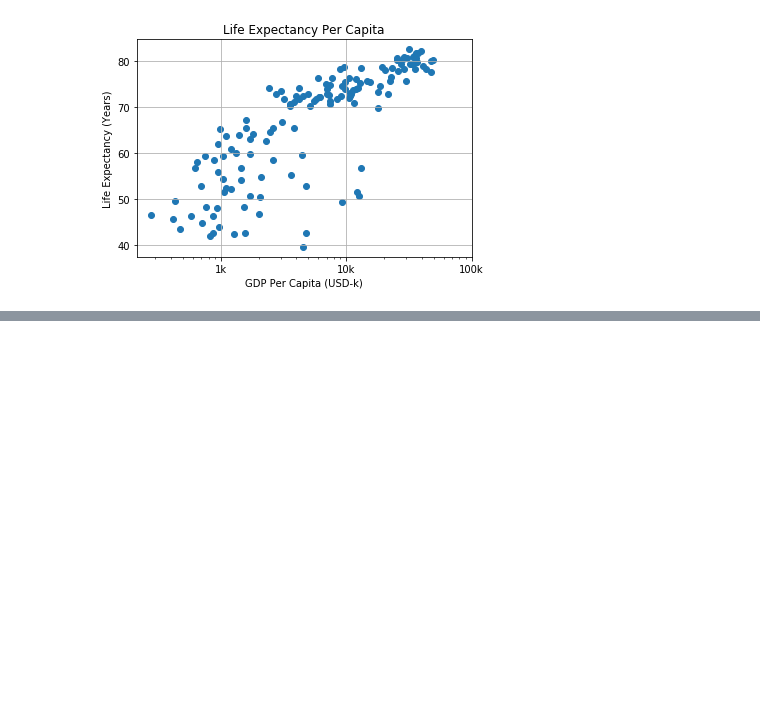
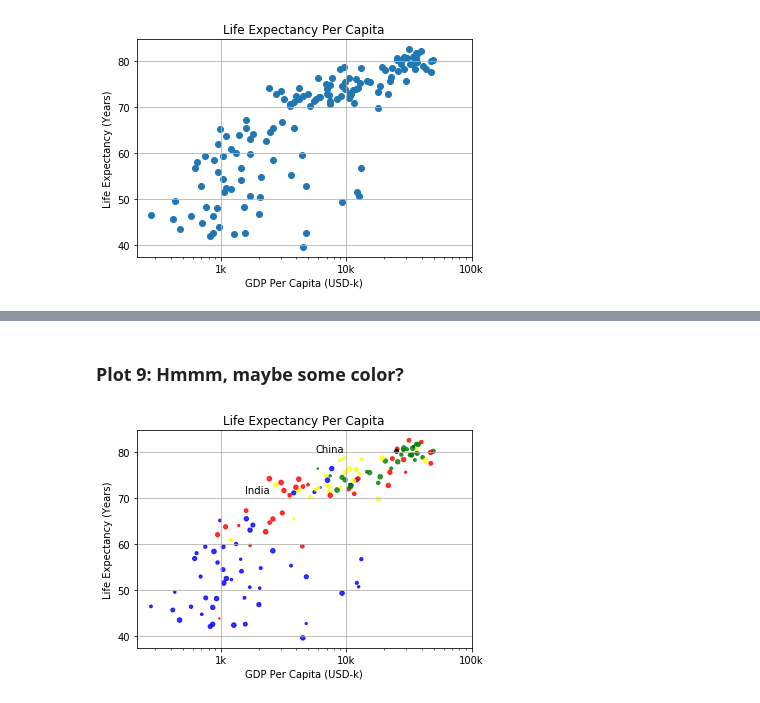
Before and after one commit to afminmax/DC-Data-Scientist-Lessons, a Jupyter notebook: matplotlib1.ipynb, the cells around one changed output, grey strips where cells are left out. Saved outputs shown, nothing was run; the diff lists cells and outputs as text; code cells hidden in the pictures; blank space fills up the shorter version.

```diff
--- a/matplotlib1.ipynb
+++ b/matplotlib1.ipynb
@@ -97,0 +136,37 @@ plt.show
+# %% [markdown]
+### Plot 9: Hmmm, maybe some color?
+# %%
+dict = {
+    'Asia':'red',
+    'Europe':'green',
+    'Africa':'blue',
+    'Americas':'yellow',
+    'Oceania':'black'
+}
+
+col = ['red', 'green', 'blue', 'blue', 'yellow', 'black', 'green', 'red', 'red', 'green', 'blue', 'yellow', 'green', 'blue', 'yellow', 'green', 'blue', 'blue', 'red', 'blue', 'yellow', 'blue', 'blue', 'yellow', 'red', 'yellow', 'blue', 'blue', 'blue', 'yellow', 'blue', 'green', 'yellow', 'green', 'green', 'blue', 'yellow', 'yellow', 'blue', 'yellow', 'blue', 'blue', 'blue', 'green', 'green', 'blue', 'blue', 'green', 'blue', 'green', 'yellow', 'blue', 'blue', 'yellow', 'yellow', 'red', 'green', 'green', 'red', 'red', 'red', 'red', 'green', 'red', 'green', 'yellow', 'red', 'red', 'blue', 'red', 'red', 'red', 'red', 'blue', 'blue', 'blue', 'blue', 'blue', 'red', 'blue', 'blue', 'blue', 'yellow', 'red', 'green', 'blue', 'blue', 'red', 'blue', 'red', 'green', 'black', 'yellow', 'blue', 'blue', 'green', 'red', 'red', 'yellow', 'yellow', 'yellow', 'red', 'green', 'green', 'yellow', 'blue', 'green', 'blue', 'blue', 'red', 'blue', 'green', 'blue', 'red', 'green', 'green', 'blue', 'blue', 'green', 'red', 'blue', 'blue', 'green', 'green', 'red', 'red', 'blue', 'red', 'blue', 'yellow', 'blue', 'green', 'blue', 'green', 'yellow', 'yellow', 'yellow', 'red', 'red', 'red', 'blue', 'blue']
+
+# Store pop as a numpy array: np_pop
+np_pop = np.array(pop)
+
+# Double np_pop
+np_pop = np_pop * 10
+
+plt.scatter(x = gdp_cap, y = life_exp, s = np.array(pop) * 2, c = col, alpha = 0.8)
+plt.xscale('log') # lets stretch this out a bit to get clearer view
+tick_val = [1000, 10000, 100000] # make the x-axis make more sense, no exponents!
+tick_lab = ['1k', '10k', '100k']
+plt.xticks(tick_val, tick_lab)
+
+# Additional customizations
+plt.text(1550, 71, 'India')
+plt.text(5700, 80, 'China')
+
+plt.title('Life Expectancy Per Capita')
+plt.xlabel('GDP Per Capita (USD-k)')
+plt.ylabel('Life Expectancy (Years)')
+
+plt.grid(True)
+plt.show()
+# %% [output]
+[figure, added]
```
Also changed, not shown: parts of 19 cells of this notebook.
